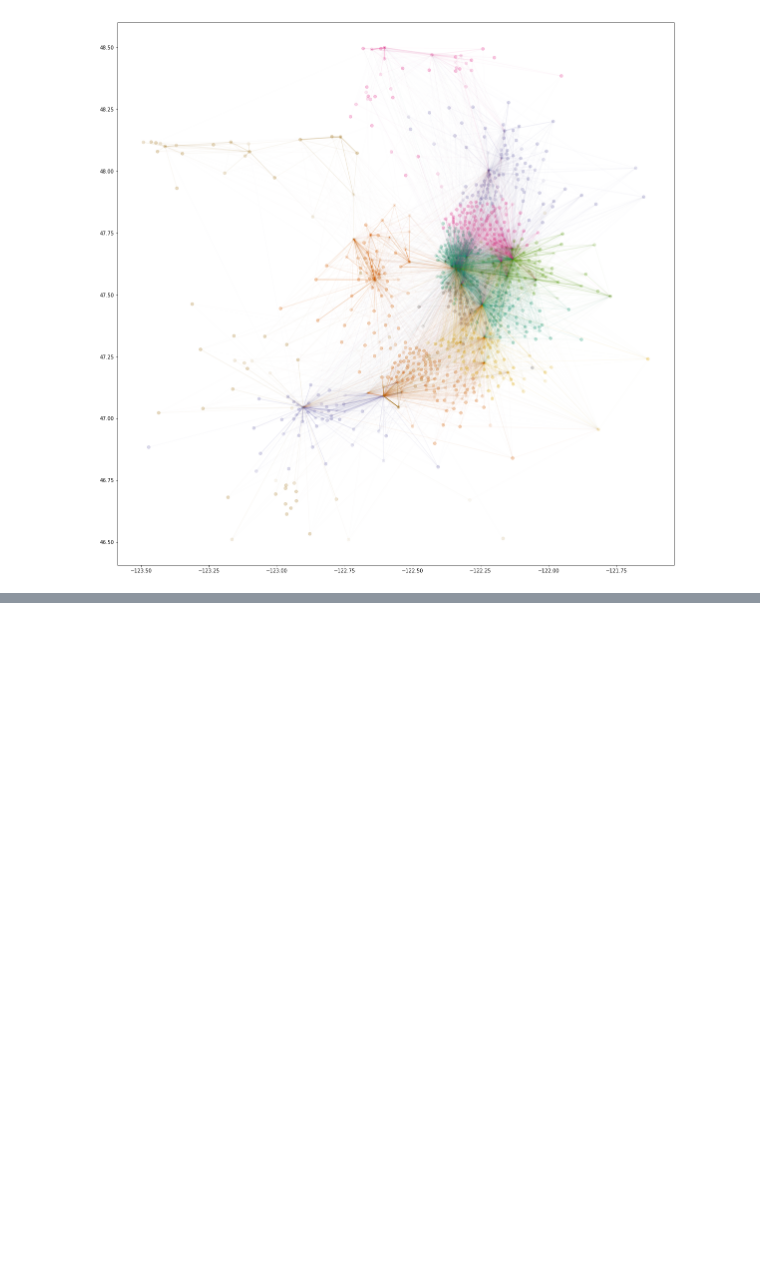
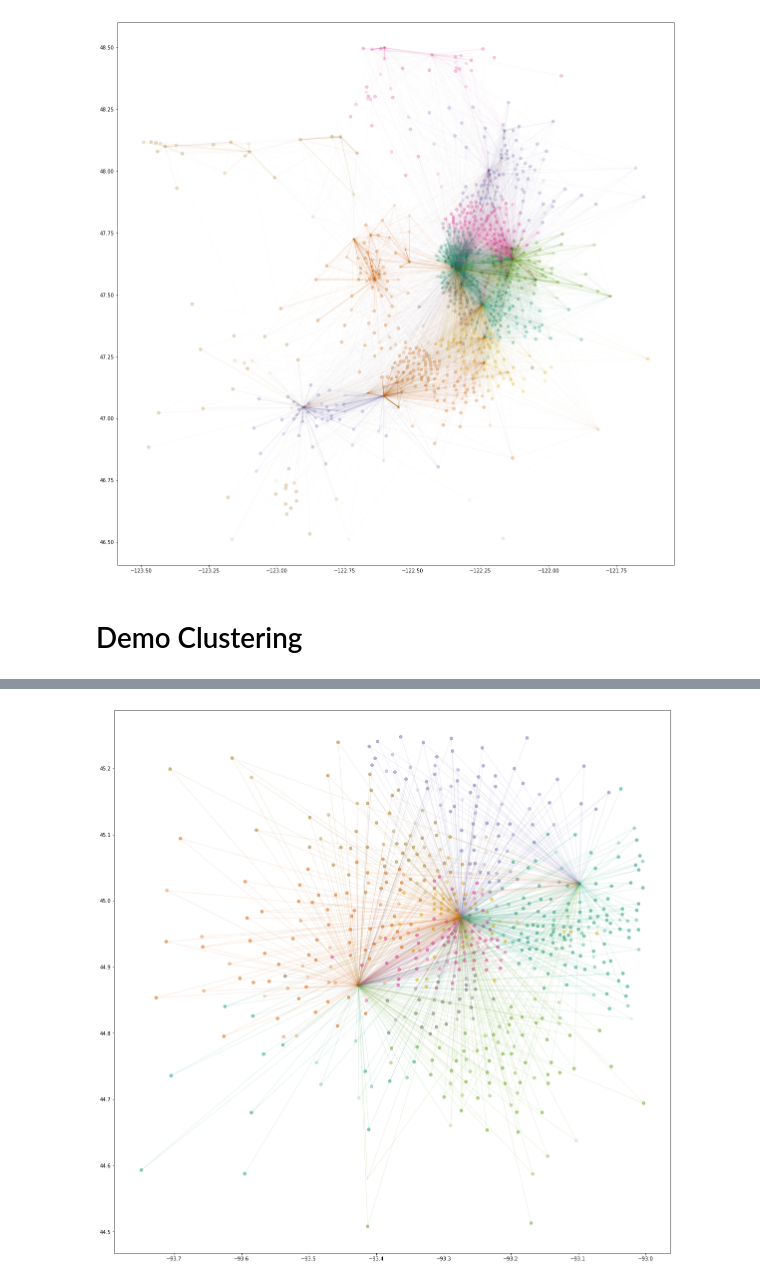
Before and after one commit to joannabate/commute, a Jupyter notebook: Alex_Plotting.ipynb, the cells around one changed output, grey strips where cells are left out. Drawn from its saved outputs; the diff is of its cells as text; code cells hidden in the pictures; blank space fills up the shorter version.

```diff
--- a/Alex_Plotting.ipynb
+++ b/Alex_Plotting.ipynb
@@ -73,3 +73,37 @@ for i, row in df_area_colored_n.iterrows():
     plt.plot((row['INTPTLONG_O'],row['INTPTLONG_D']),(row['INTPTLAT_O'],row['INTPTLAT_D']),alpha=row['FLOW']/flow_max, color=rgb)
 # %% [output]
 [figure]
+# %% [markdown]
+# Demo Clustering
+# %%
+minlat = 44.5
+minlong = -93.75
+maxlat = 45.25
+maxlong = -93
+n=1000
+
+df_area= limit_area(df_merged,minlat=minlat, maxlat=maxlat, minlong = minlong, maxlong=maxlong)
+
+df_results = cluster_and_plot(df_area, df_tracts, dist_method='absolute', link_method='ward', k=9, alpha=1, cmap=cm.Dark2, cnum=8)
+
+df_area_colored = df_area.merge(df_results,how='left',left_on='GEOID_O',right_on='GEOID')
+df_area_colored_n = df_area_colored.head(n)
+flow_max = df_area_colored_n['FLOW'].max()
+
+for i, row in df_area_colored_n.iterrows():
+    rgb = (row['r'], row['g'], row['b'])
+    plt.plot((row['INTPTLONG_O'],row['INTPTLONG_D']),(row['INTPTLAT_O'],row['INTPTLAT_D']),alpha=0.1, color=rgb)
+
+with open('gmaps_apikey.txt','r') as f:
+    api_key = f.readline()
+
+# Use google maps api
+gmaps.configure(api_key=api_key)
+# Set up your map
+fig = gmaps.figure()
+colors = get_rgb(df_results)
+locations = list(zip(df_results['INTPTLAT'],df_results['INTPTLONG']))
+symbols = gmaps.symbol_layer(locations, fill_color=colors, stroke_color=colors, scale=2)
+fig.add_layer(symbols)
+fig
+# %% [output]
@@ -76 +111,2 @@ for i, row in df_area_colored_n.iterrows():
+[figure, added]
 # %%
```
Also changed, not shown: parts of 9 cells of this notebook.
